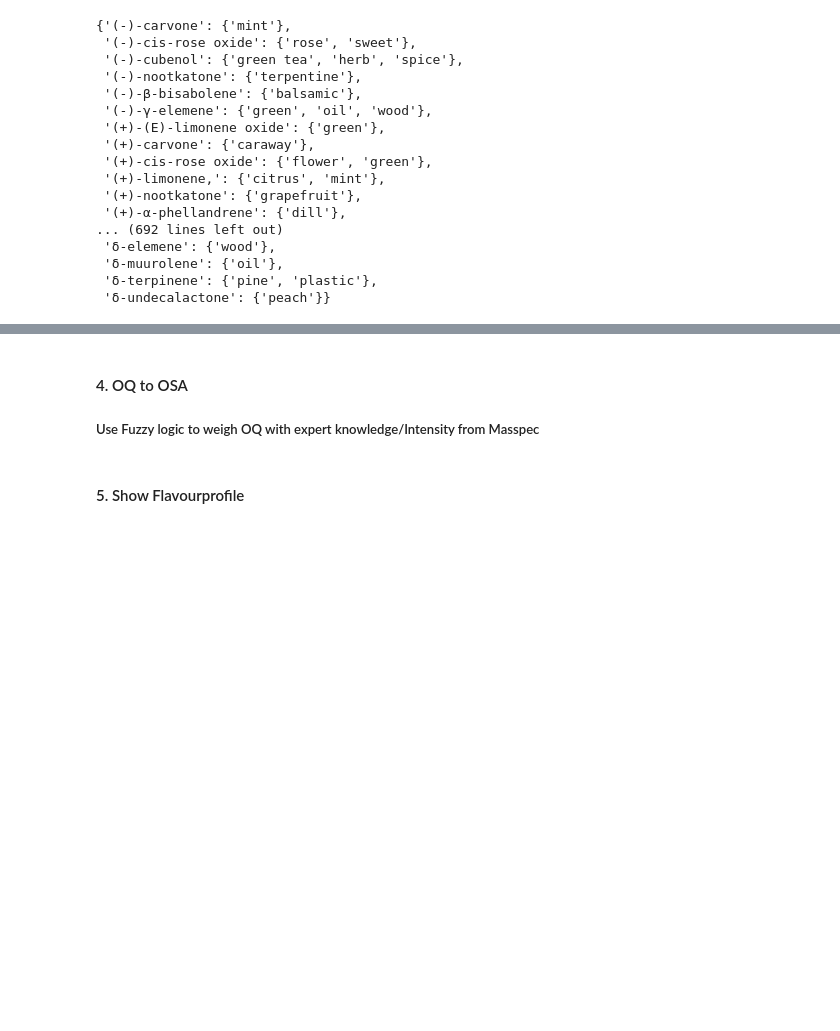
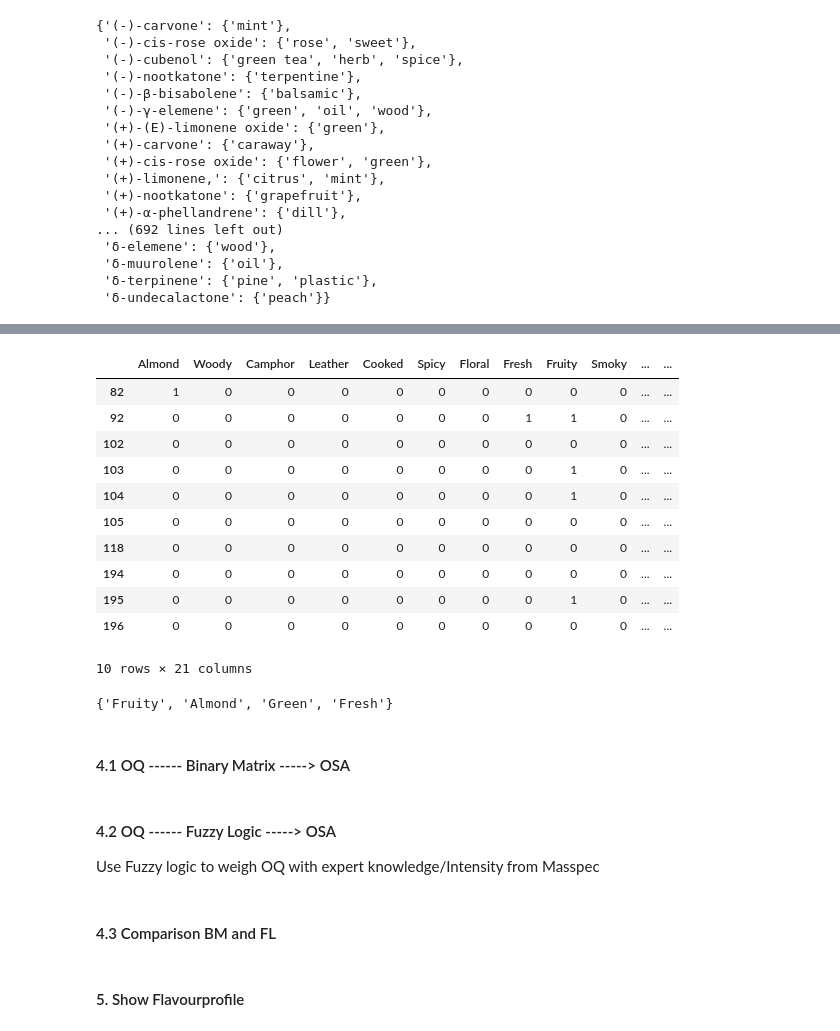
Before and after one commit to rengesf/flavorpred, a Jupyter notebook: Pipeline.ipynb, the cells around one changed output, grey strips where cells are left out. Saved outputs shown, nothing was run; the diff lists cells and outputs as text; code cells hidden in the pictures; blank space fills up the shorter version.

```diff
--- a/Pipeline.ipynb
+++ b/Pipeline.ipynb
@@ -108,5 +126,37 @@ OD_x_OQ()
+# %%
+selected_OQ_df = OQs.drop(0,axis = 1)
+selected_OQ_df.columns = OQ_descriptors
+selected_OQ_df
+# %% [output]
+|  | Almond | Woody | Camphor | Leather | Cooked | Spicy | Floral | Fresh | Fruity | Smoky | ... | ... |
+| 82 | 1 | 0 | 0 | 0 | 0 | 0 | 0 | 0 | 0 | 0 | ... | ... |
+| 92 | 0 | 0 | 0 | 0 | 0 | 0 | 0 | 1 | 1 | 0 | ... | ... |
+| 102 | 0 | 0 | 0 | 0 | 0 | 0 | 0 | 0 | 0 | 0 | ... | ... |
+| 103 | 0 | 0 | 0 | 0 | 0 | 0 | 0 | 0 | 1 | 0 | ... | ... |
+| 104 | 0 | 0 | 0 | 0 | 0 | 0 | 0 | 0 | 1 | 0 | ... | ... |
+| 105 | 0 | 0 | 0 | 0 | 0 | 0 | 0 | 0 | 0 | 0 | ... | ... |
+| 118 | 0 | 0 | 0 | 0 | 0 | 0 | 0 | 0 | 0 | 0 | ... | ... |
+| 194 | 0 | 0 | 0 | 0 | 0 | 0 | 0 | 0 | 0 | 0 | ... | ... |
+| 195 | 0 | 0 | 0 | 0 | 0 | 0 | 0 | 0 | 1 | 0 | ... | ... |
+| 196 | 0 | 0 | 0 | 0 | 0 | 0 | 0 | 0 | 0 | 0 | ... | ... |
+10 rows × 21 columns
+# %%
+# Get the column names where each row is 1
+selected_OQs = []
+for index, row in selected_OQ_df.iterrows():
+    row_values = selected_OQ_df.columns[row == 1].tolist()
+    selected_OQs += row_values
+
+selected_OQs = (set(selected_OQs))
+selected_OQs
+# %% [output]
+{'Fruity', 'Almond', 'Green', 'Fresh'}
+# %% [markdown]
+#### 4.1 OQ ------ Binary Matrix -----> OSA
 # %% [markdown]
-#### 4. OQ to OSA
-##### Use Fuzzy logic to weigh OQ with expert knowledge/Intensity from Masspec
+#### 4.2 OQ ------ Fuzzy Logic -----> OSA
+Use Fuzzy logic to weigh OQ with expert knowledge/Intensity from Masspec
+# %% [markdown]
+#### 4.3 Comparison BM and FL
 # %% [markdown]
 #### 5. Show Flavourprofile
```
Also changed, not shown: parts of 10 cells of this notebook.
